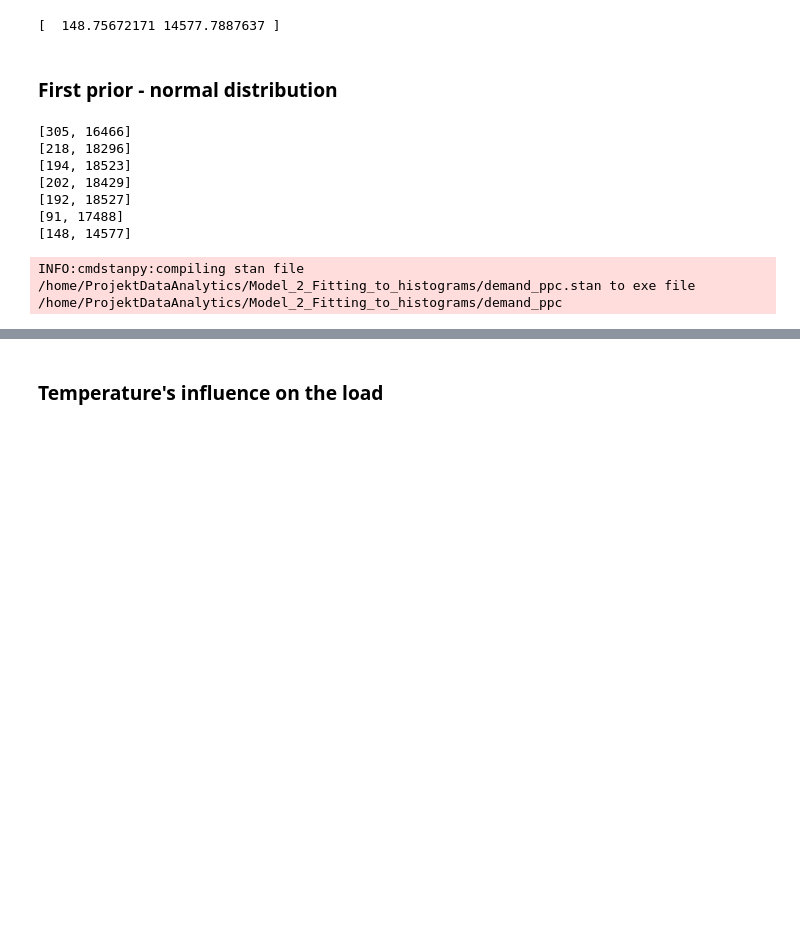
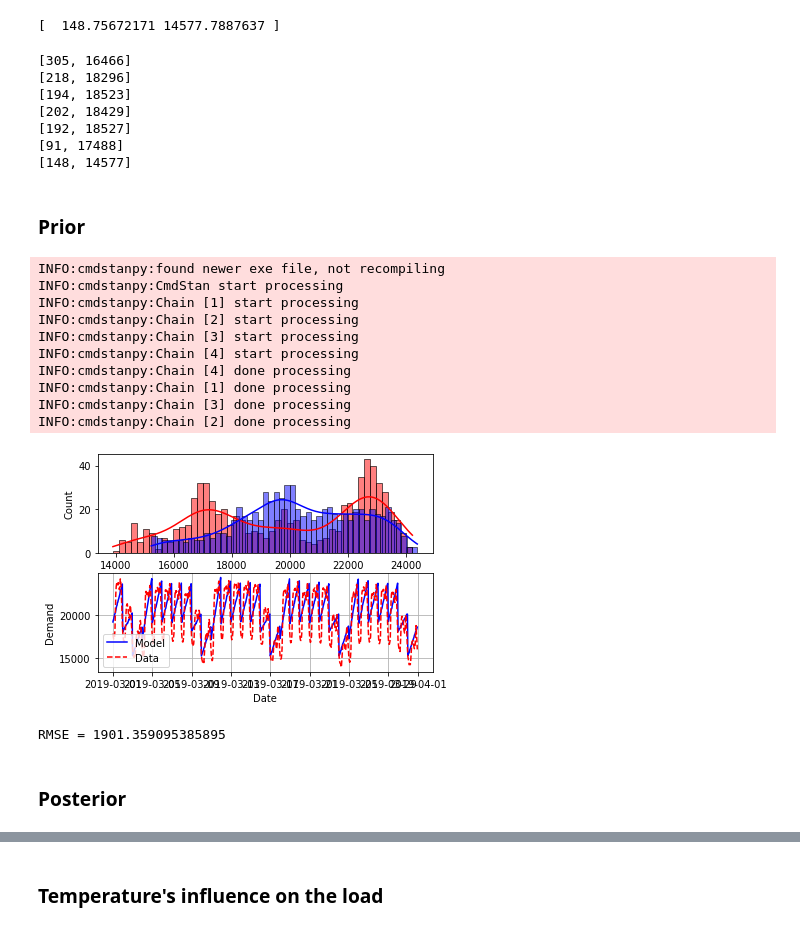
Before and after one commit to pilarskimarcin/ProjektDataAnalytics, a Jupyter notebook: Model_2_Fitting_to_histograms/model.ipynb, the cells around one changed output, grey strips where cells are left out. Saved outputs shown, nothing was run; the diff lists cells and outputs as text; code cells hidden in the pictures; blank space fills up the shorter version.

Commit message:
Trying to fit the prior of Load

```diff
--- a/Model_2_Fitting_to_histograms/model.ipynb
+++ b/Model_2_Fitting_to_histograms/model.ipynb
@@ -97,6 +97,7 @@ for day in range(7):
     plt.tight_layout()
     plt.show()
     print(coef)
+    coef = coef.astype("int")
     coeffs_demand.append(coef)
 # %% [output]
 [figure]
@@ -113,7 +114,5 @@ for day in range(7):
 [   91.34068974 17488.71746159]
 [figure]
 [  148.75672171 14577.7887637 ]
-# %% [markdown]
-### First prior - normal distribution
 # %%
 for line in coeffs_demand:
@@ -126,26 +125,42 @@ for line in coeffs_demand:
 [192, 18527]
 [91, 17488]
 [148, 14577]
+# %% [markdown]
+### Prior
 # %%
 demand_ppc=CmdStanModel(stan_file='demand_ppc.stan')
 demand = demand_ppc.sample(show_progress=False, data=dict(
-    N=len(df_zapotrzebowanie), day_of_week=df_zapotrzebowanie["Dzień tygodnia"].values, hour=df_zapotrzebowanie["Godzina"].values
+    N=len(df_zapotrzebowanie), day_of_week=df_zapotrzebowanie["Dzień tygodnia"].values, hour=df_zapotrzebowanie["Godzina"].values,
+    coeffs_demand=coeffs_demand
     ))
 df_demand = demand.draws_pd()
 df_demand_mean = df_demand.mean()[[f"demand[{i}]" for i in range(1, len(df_zapotrzebowanie) + 1)]]
 ax = plt.subplot(2, 1, 1)
-# sns.histplot(data["Krajowe zapotrzebowanie na moc"], kde=True, ax=ax, bins=50, color="r")
-# plt.xlabel("Demand")
-sns.histplot(df_demand_mean, ax=ax, bins=50, color="b")
+sns.histplot(df_zapotrzebowanie["Krajowe zapotrzebowanie na moc"], kde=True, ax=ax, bins=50, color="r")
+plt.xlabel("Demand")
+sns.histplot(df_demand_mean, kde=True, ax=ax, bins=50, color="b")
 plt.xlabel("Demand")
 ax = plt.subplot(2, 1, 2)
 ax.plot(df_zapotrzebowanie["Data_i_Godzina"], df_demand_mean, "b-",
          df_zapotrzebowanie["Data_i_Godzina"], df_zapotrzebowanie["Krajowe zapotrzebowanie na moc"], "r--",)
 plt.xlabel("Date")
 plt.ylabel("Demand")
 plt.legend(["Model", "Data"])
 plt.grid(True)
 plt.show()
 print(f'RMSE = {mean_squared_error(df_zapotrzebowanie["Krajowe zapotrzebowanie na moc"].values, df_demand_mean.values, squared=False)}')
 # %% [output]
-INFO:cmdstanpy:compiling stan file /home/ProjektDataAnalytics/Model_2_Fitting_to_histograms/demand_ppc.stan to exe file /home/ProjektDataAnalytics/Model_2_Fitting_to_histograms/demand_ppc
+INFO:cmdstanpy:found newer exe file, not recompiling
+INFO:cmdstanpy:CmdStan start processing
+INFO:cmdstanpy:Chain [1] start processing
+INFO:cmdstanpy:Chain [2] start processing
+INFO:cmdstanpy:Chain [3] start processing
+INFO:cmdstanpy:Chain [4] start processing
+INFO:cmdstanpy:Chain [4] done processing
+INFO:cmdstanpy:Chain [1] done processing
+INFO:cmdstanpy:Chain [3] done processing
+INFO:cmdstanpy:Chain [2] done processing
+[figure, added]
+RMSE = 1901.359095385895
+# %% [markdown]
+### Posterior
```
Also changed, not shown: parts of 6 cells of this notebook, 4 other files.
